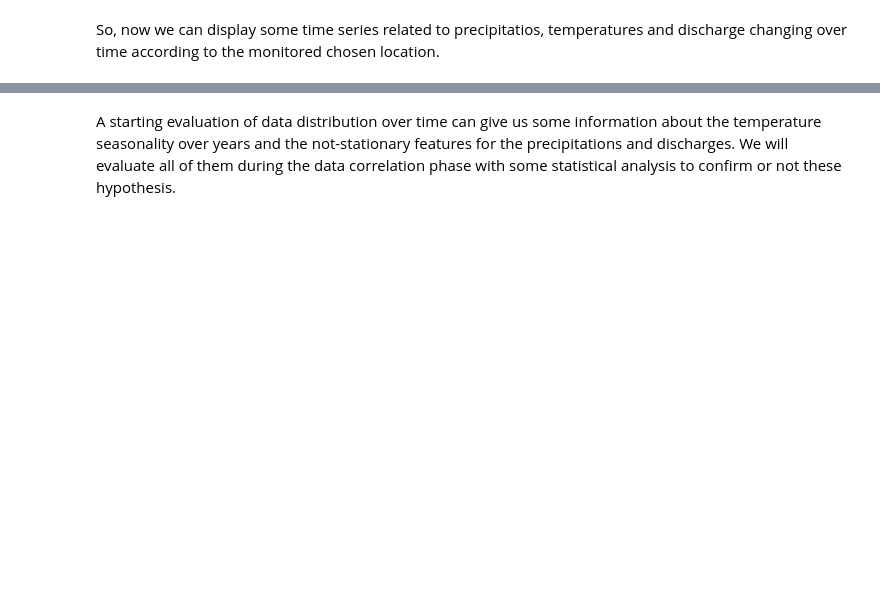
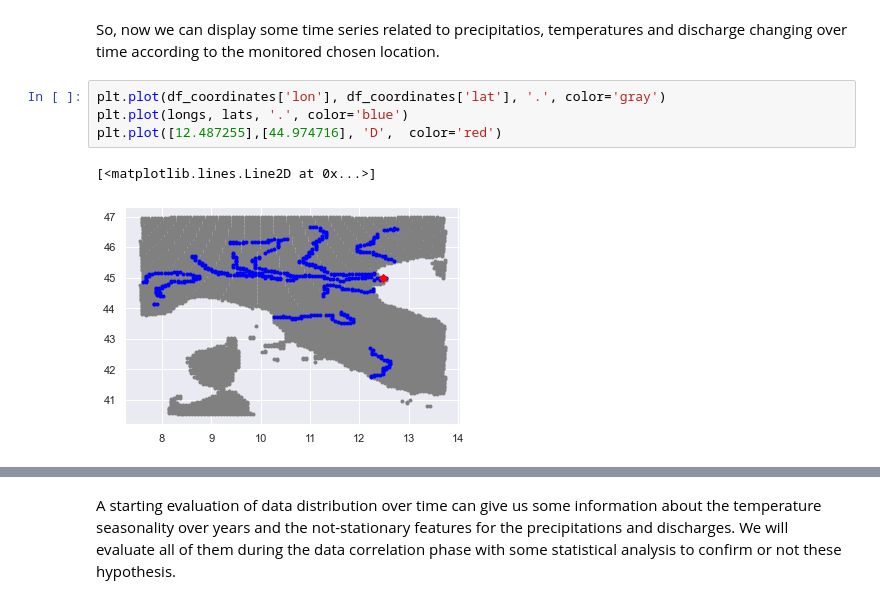
Before and after one commit to kode-git/copernicus, a Jupyter notebook: notebooks/data_aggregation.ipynb, the cells around one changed output, grey strips where cells are left out. Drawn from its saved outputs; the diff is of its cells as text; blank space fills up the shorter version.

```diff
--- a/notebooks/data_aggregation.ipynb
+++ b/notebooks/data_aggregation.ipynb
@@ -154,5 +191,12 @@ df.head()
 # %% [markdown]
 So, now we can display some time series related to precipitatios, temperatures and discharge changing over time according to the monitored chosen location.
+# %%
+plt.plot(df_coordinates['lon'], df_coordinates['lat'], '.', color='gray')
+plt.plot(longs, lats, '.', color='blue')
+plt.plot([12.487255],[44.974716], 'D',  color='red')
+# %% [output]
+[<matplotlib.lines.Line2D at 0x...>]
+[figure, added]
 # %%
 # display the discharge values of the chosen coordinates
 df_time = pd.DataFrame()
```
Also changed, not shown: parts of 7 cells of this notebook, 2 other files.
